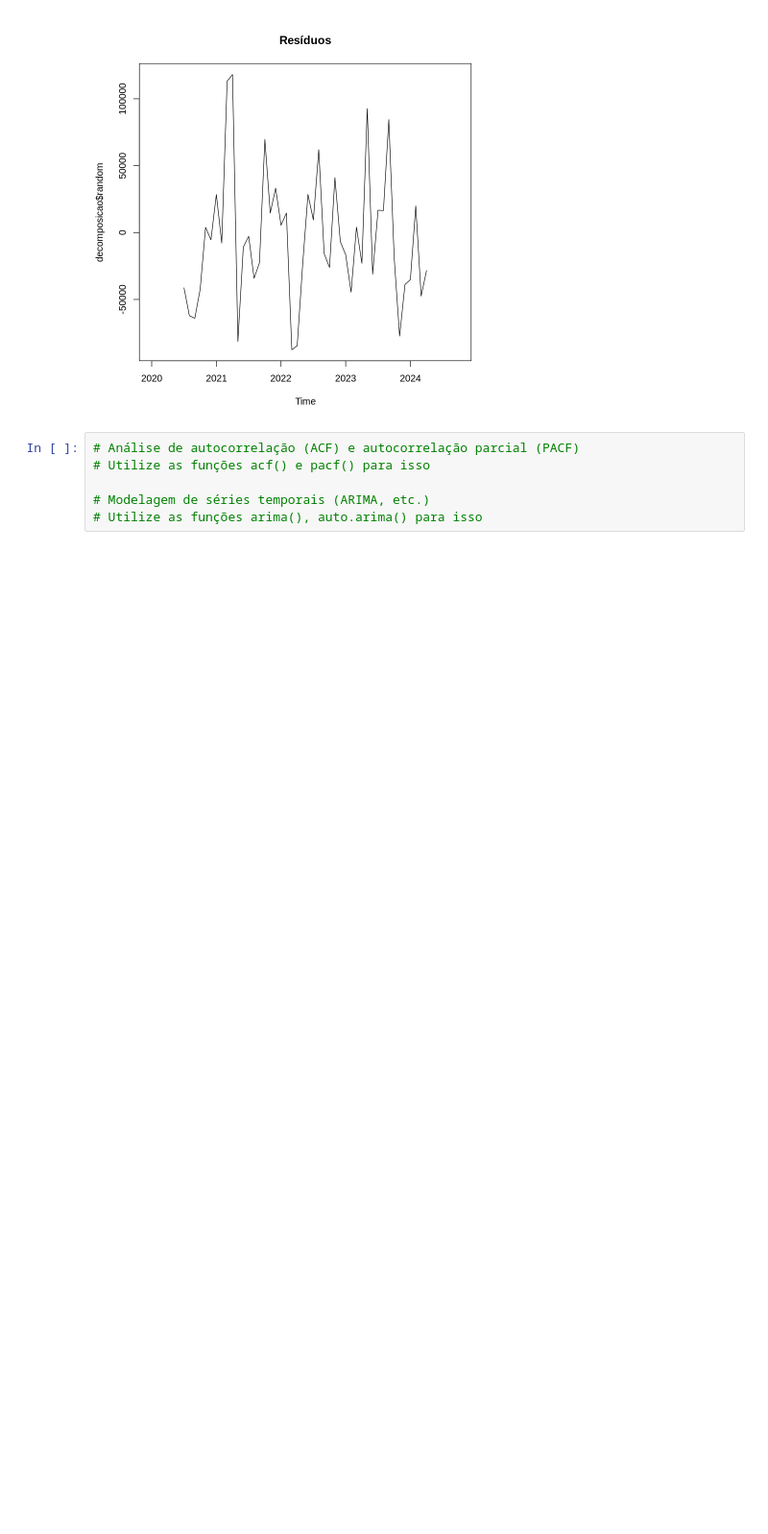
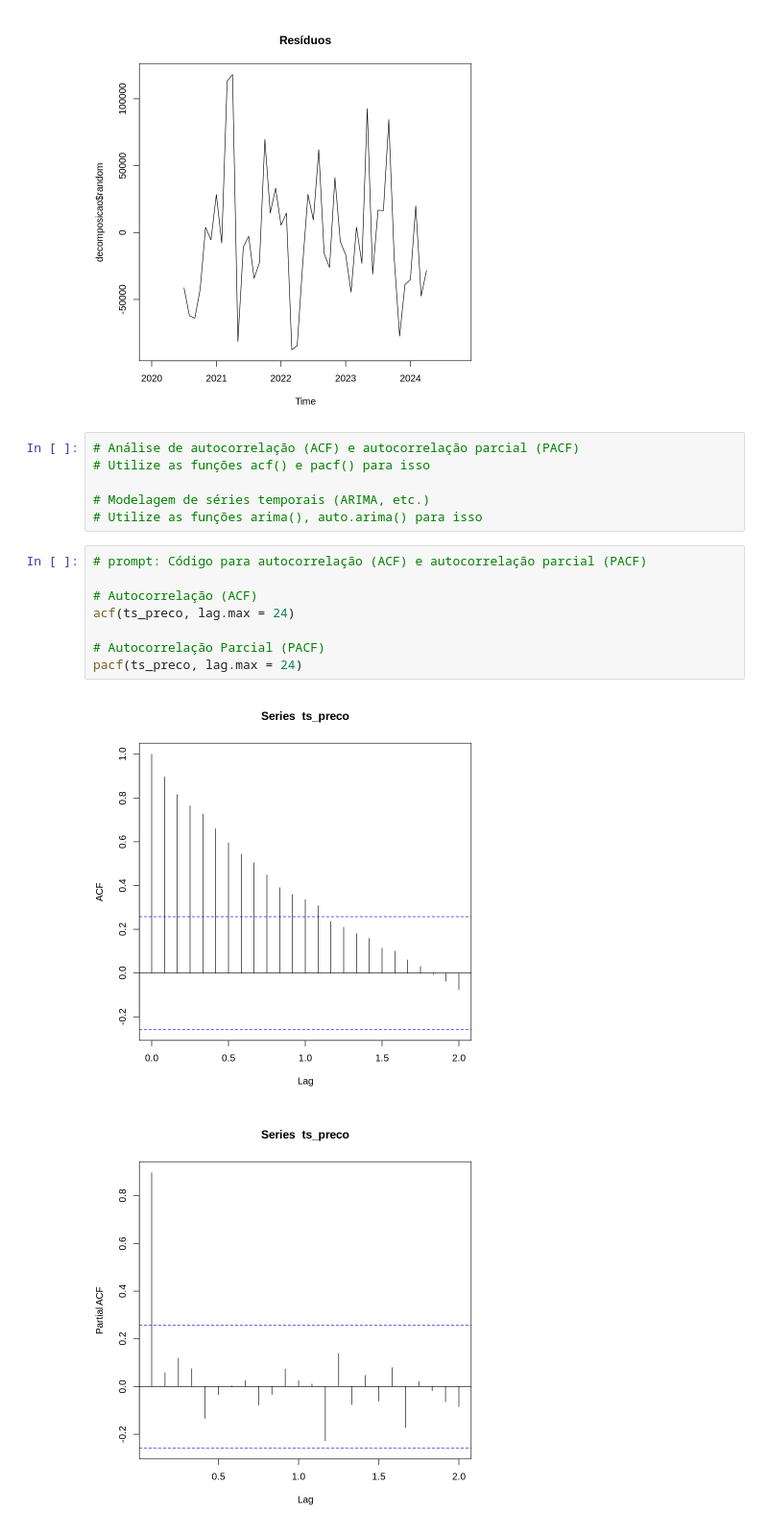
Before and after one commit to asantos20/S-ries-Temporais, a Jupyter notebook: Projeto_Series_Temporais.ipynb, the cells around one changed output. Shown: that part at 96% size. Cells and saved outputs as stored; diff of their text form; blank space fills up the shorter version.

```diff
--- a/Projeto_Series_Temporais.ipynb
+++ b/Projeto_Series_Temporais.ipynb
@@ -90,3 +90,14 @@ plot(decomposicao$random, main = "Resíduos")
 
 # Modelagem de séries temporais (ARIMA, etc.)
 # Utilize as funções arima(), auto.arima() para isso
+# %%
+# prompt: Código para autocorrelação (ACF) e autocorrelação parcial (PACF)
+
+# Autocorrelação (ACF)
+acf(ts_preco, lag.max = 24)
+
+# Autocorrelação Parcial (PACF)
+pacf(ts_preco, lag.max = 24)
+# %% [output]
+[figure, added]
+[figure, added]
```
Also changed, not shown: parts of 1 cell of this notebook.
